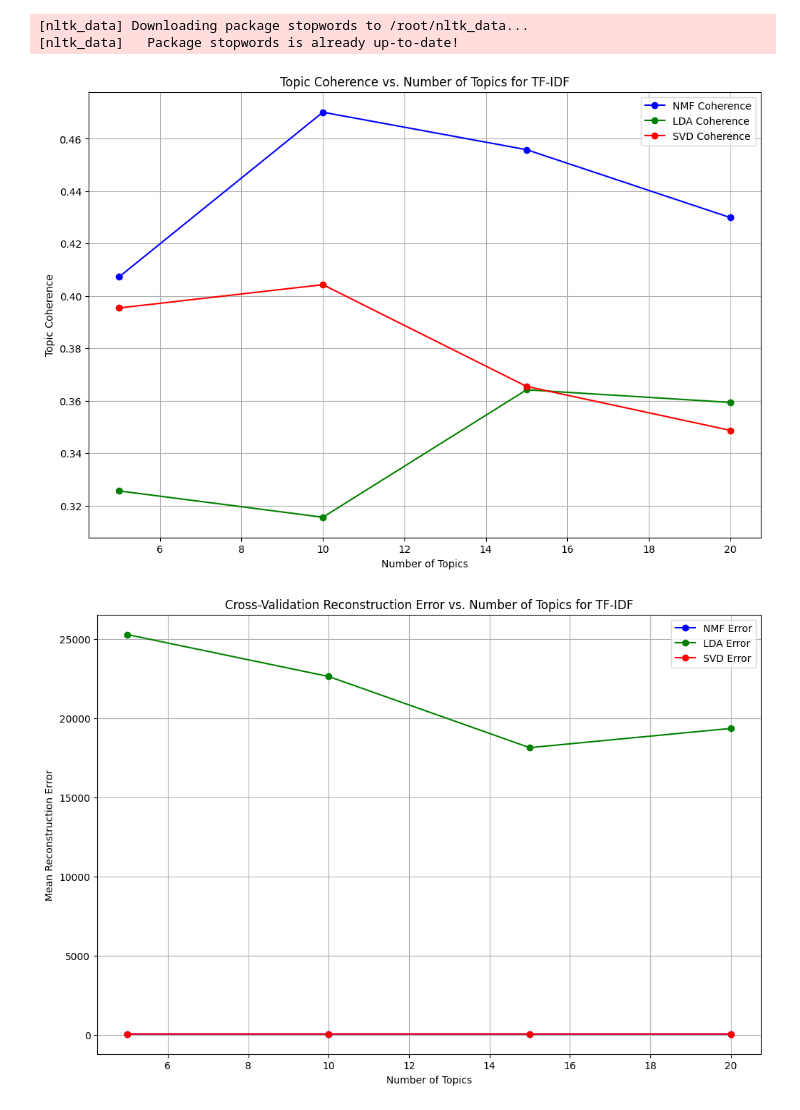
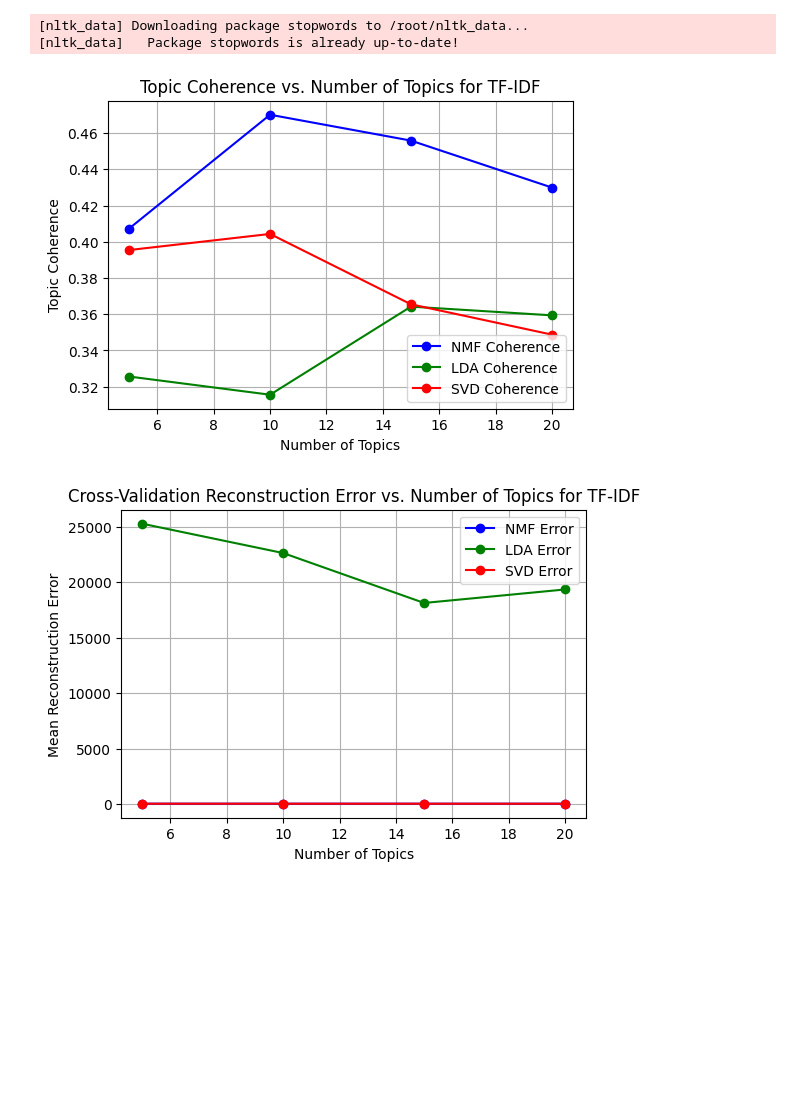
Before and after one commit to ganeshmukhiya/Modified-Topic-Modeling-NMF, a Jupyter notebook: comparative_model_performance.ipynb, the cells around one changed output. Cells and saved outputs as stored; diff of their text form; code cells hidden in the pictures; blank space fills up the shorter version.

```diff
--- a/comparative_model_performance.ipynb
+++ b/comparative_model_performance.ipynb
@@ -190,34 +190,34 @@ for n_topics in topics_range:
     for train_index, test_index in kf.split(X):
         X_train, X_test = X[train_index], X[test_index]
         error = calculate_reconstruction_error(X_train, X_test, svd_model, model_type='SVD')
         svd_errors.append(error)
     errors_svd.append(np.mean(svd_errors))
 
 # Plot Topic Coherence vs. Number of Topics
-plt.figure(figsize=(12, 8))
+plt.figure(figsize=(6, 4))
 plt.plot(topics_range, coherence_scores_nmf, marker='o', linestyle='-', label='NMF Coherence', color='blue')
 plt.plot(topics_range, coherence_scores_lda, marker='o', linestyle='-', label='LDA Coherence', color='green')
 plt.plot(topics_range, coherence_scores_svd, marker='o', linestyle='-', label='SVD Coherence', color='red')
 plt.xlabel('Number of Topics')
 plt.ylabel('Topic Coherence')
 plt.title('Topic Coherence vs. Number of Topics for TF-IDF')
 plt.legend()
 plt.grid(True)
 plt.show()
 
 # Plot Cross-Validation Reconstruction Error vs. Number of Topics
-plt.figure(figsize=(12, 8))
+plt.figure(figsize=(6, 4))
 plt.plot(topics_range, errors_nmf, marker='o', linestyle='-', label='NMF Error', color='blue')
 plt.plot(topics_range, errors_lda, marker='o', linestyle='-', label='LDA Error', color='green')
 plt.plot(topics_range, errors_svd, marker='o', linestyle='-', label='SVD Error', color='red')
 plt.xlabel('Number of Topics')
 plt.ylabel('Mean Reconstruction Error')
 plt.title('Cross-Validation Reconstruction Error vs. Number of Topics for TF-IDF')
 plt.legend()
 plt.grid(True)
 plt.show()
 # %% [output]
 [nltk_data] Downloading package stopwords to /root/nltk_data...
 [nltk_data]   Package stopwords is already up-to-date!
-[figure, old version]
+[figure, new version]
-[figure, old version]
+[figure, new version]
```
Also changed, not shown: parts of 1 cell of this notebook.
